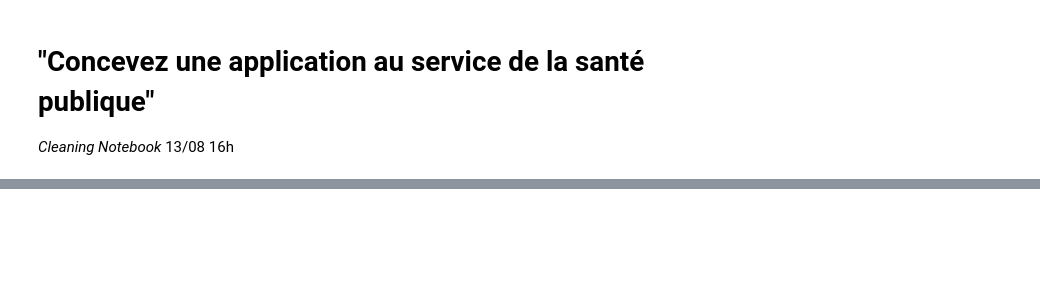
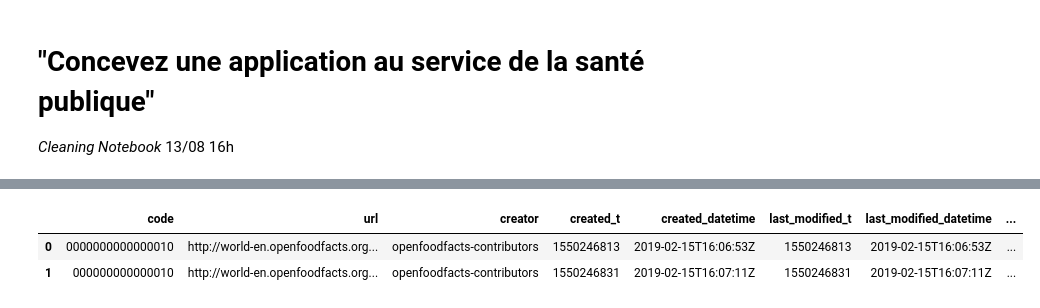
Before and after one commit to SmellyArmure/OC_DS_Project3, a Jupyter notebook: NOTEBOOKS/P3_Cleaning_v1_0.ipynb, the cells around one changed output, grey strips where cells are left out. Cells and saved outputs as stored; diff of their text form; code cells hidden in the pictures; blank space fills up the shorter version.

```diff
--- a/NOTEBOOKS/P3_Cleaning_v1_0.ipynb
+++ b/NOTEBOOKS/P3_Cleaning_v1_0.ipynb
@@ -30,0 +111,6 @@ df.head()
+# %%
+df.head(2)
+# %% [output]
+|  | code | url | creator | created_t | created_datetime | last_modified_t | last_modified_datetime | ... |
+| 0 | 0000000000000010 | http://world-en.openfoodfacts.org... | openfoodfacts-contributors | 1550246813 | 2019-02-15T16:06:53Z | 1550246813 | 2019-02-15T16:06:53Z | ... |
+| 1 | 000000000000010 | http://world-en.openfoodfacts.org... | openfoodfacts-contributors | 1550246831 | 2019-02-15T16:07:11Z | 1550246831 | 2019-02-15T16:07:11Z | ... |
```
Also changed, not shown: parts of 35 cells of this notebook, 3 other files.
